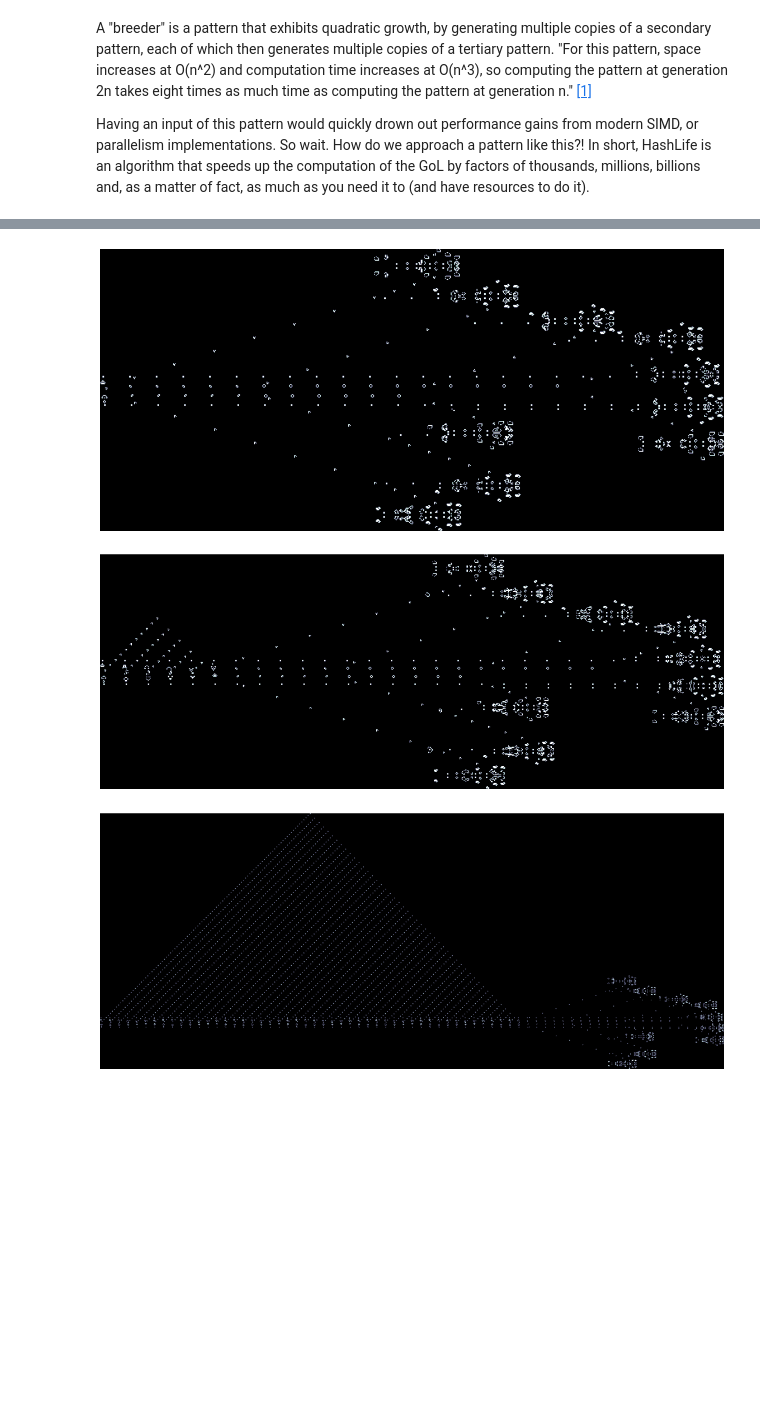
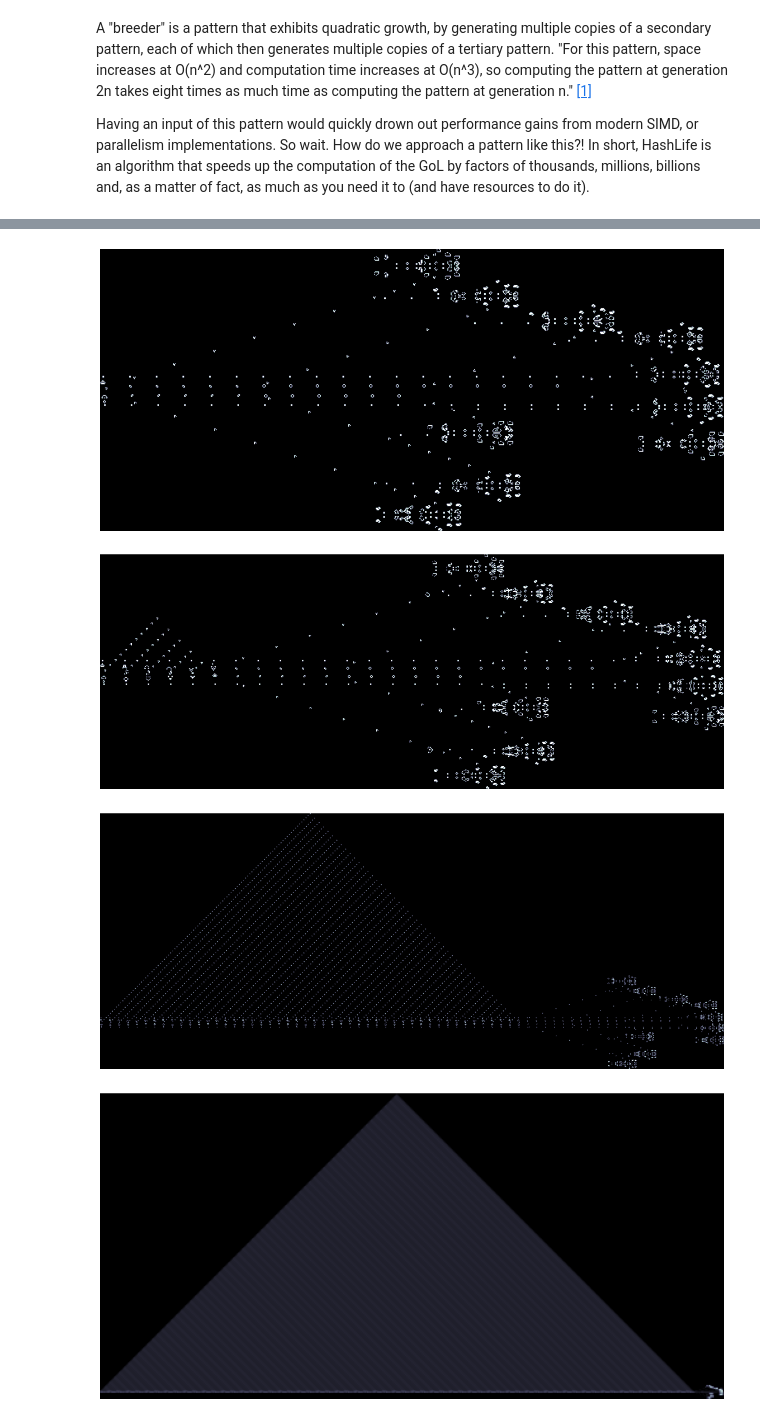
Before and after one commit to danhsiu/Conways-GoL, a Jupyter notebook: Python/Conways GoL.ipynb, the cells around one changed output, grey strips where cells are left out. Drawn from its saved outputs; the diff is of its cells as text; code cells hidden in the pictures; blank space fills up the shorter version.

```diff
--- a/Python/Conways GoL.ipynb
+++ b/Python/Conways GoL.ipynb
@@ -443,7 +443,8 @@ if __name__ == "__main__":
     # plt.savefig("/Users/danielliu/Documents/leetcode/Conway's/johnhwhashlife/lifepgun30_120_1.png", bbox_inches="tight")
     # render_img(expand(advance(centre(centre(pat)), 120), level=2))
     # plt.savefig("/Users/danielliu/Documents/leetcode/Conway's/johnhwhashlife/lifepgun30_120_2.png", bbox_inches="tight")
-    # render_img(expand(advance(centre(centre(pat)), 120), level=3))
-    # plt.savefig("/Users/danielliu/Documents/leetcode/Conway's/johnhwhashlife/lifepgun30_120_3.png", bbox_inches="tight")
+    render_img(expand(advance(centre(centre(pat)), 30000), level=5))
+
+    plt.savefig("/Users/danielliu/Documents/leetcode/Conway's/johnhwhashlife/breeder30000_level3.png", bbox_inches="tight")
 # %% [output]
 (Node k=74, 18889465931478580854784 x 18889465931478580854784, population 464598858302721315414285904656952238927788, 18889465931478580853760)
@@ -453,3 +454,4 @@ CacheInfo(hits=744684, misses=66358, maxsize=16777216, currsize=66358)
 [figure]
 [figure]
 [figure]
+[figure, added]
```
Also changed, not shown: parts of 6 cells of this notebook.
